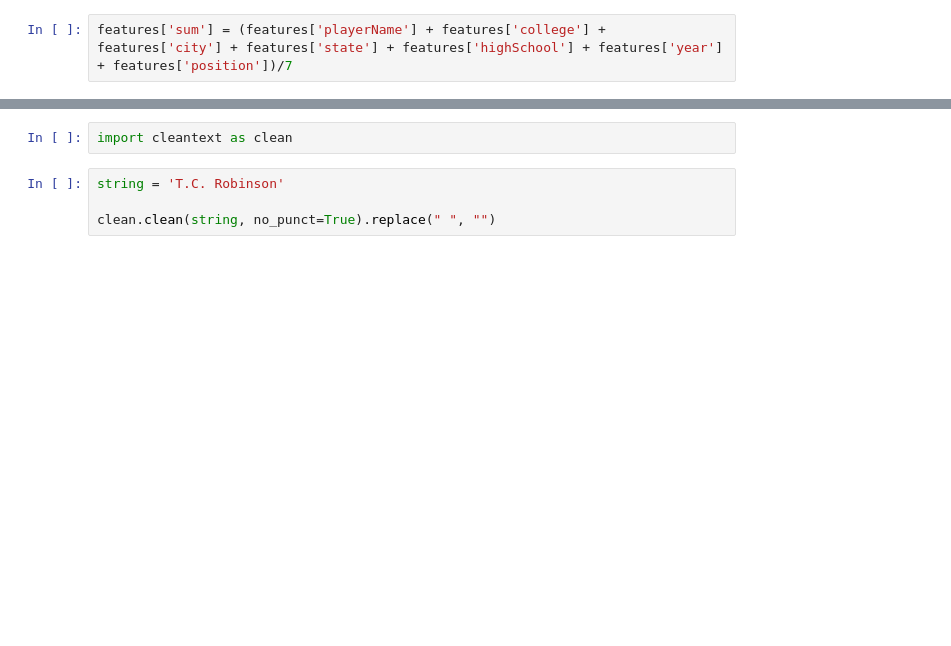
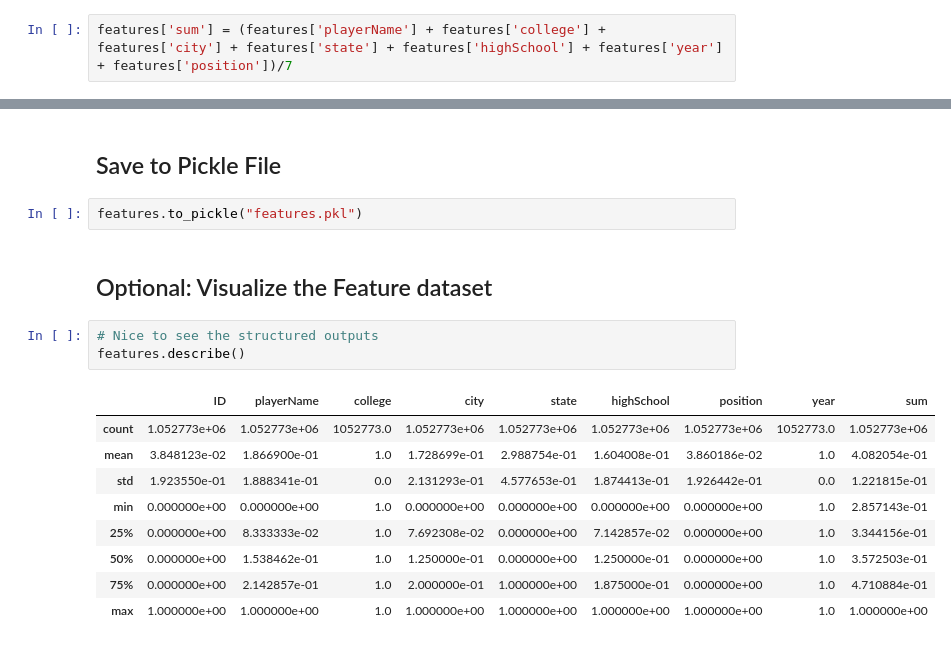
Before and after one commit to andrewt-cville/fb_recruiting, a Jupyter notebook: j_notebooks/RL - Create Huge Pickle - 247 & Rivals.ipynb, the cells around one changed output, grey strips where cells are left out. Cells and saved outputs as stored; diff of their text form; blank space fills up the shorter version.

```diff
--- a/j_notebooks/RL - Create Huge Pickle - 247 & Rivals.ipynb
+++ b/j_notebooks/RL - Create Huge Pickle - 247 & Rivals.ipynb
@@ -136,6 +85,19 @@ deaunte.loc[11073]
-# %%
-import cleantext as clean
-# %%
-string = 'T.C. Robinson'
-
-clean.clean(string, no_punct=True).replace(" ", "")
+# %% [markdown]
+## Save to Pickle File
+# %%
+features.to_pickle("features.pkl")
+# %% [markdown]
+## Optional: Visualize the Feature dataset
+# %%
+# Nice to see the structured outputs
+features.describe()
+# %% [output]
+|  | ID | playerName | college | city | state | highSchool | position | year | sum |
+| count | 1.052773e+06 | 1.052773e+06 | 1052773.0 | 1.052773e+06 | 1.052773e+06 | 1.052773e+06 | 1.052773e+06 | 1052773.0 | 1.052773e+06 |
+| mean | 3.848123e-02 | 1.866900e-01 | 1.0 | 1.728699e-01 | 2.988754e-01 | 1.604008e-01 | 3.860186e-02 | 1.0 | 4.082054e-01 |
+| std | 1.923550e-01 | 1.888341e-01 | 0.0 | 2.131293e-01 | 4.577653e-01 | 1.874413e-01 | 1.926442e-01 | 0.0 | 1.221815e-01 |
+| min | 0.000000e+00 | 0.000000e+00 | 1.0 | 0.000000e+00 | 0.000000e+00 | 0.000000e+00 | 0.000000e+00 | 1.0 | 2.857143e-01 |
+| 25% | 0.000000e+00 | 8.333333e-02 | 1.0 | 7.692308e-02 | 0.000000e+00 | 7.142857e-02 | 0.000000e+00 | 1.0 | 3.344156e-01 |
+| 50% | 0.000000e+00 | 1.538462e-01 | 1.0 | 1.250000e-01 | 0.000000e+00 | 1.250000e-01 | 0.000000e+00 | 1.0 | 3.572503e-01 |
+| 75% | 0.000000e+00 | 2.142857e-01 | 1.0 | 2.000000e-01 | 1.000000e+00 | 1.875000e-01 | 0.000000e+00 | 1.0 | 4.710884e-01 |
+| max | 1.000000e+00 | 1.000000e+00 | 1.0 | 1.000000e+00 | 1.000000e+00 | 1.000000e+00 | 1.000000e+00 | 1.0 | 1.000000e+00 |
```
Also changed, not shown: parts of 14 cells of this notebook, 4 other files.
